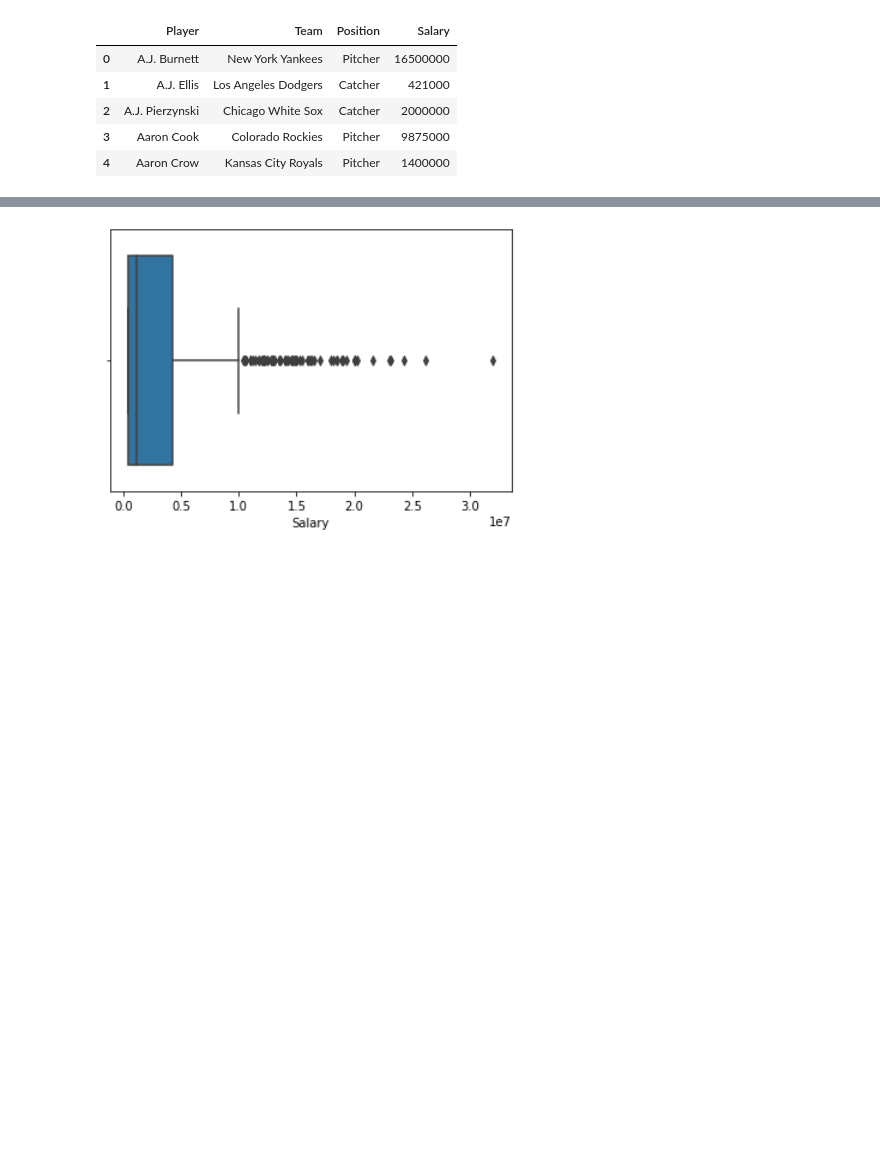
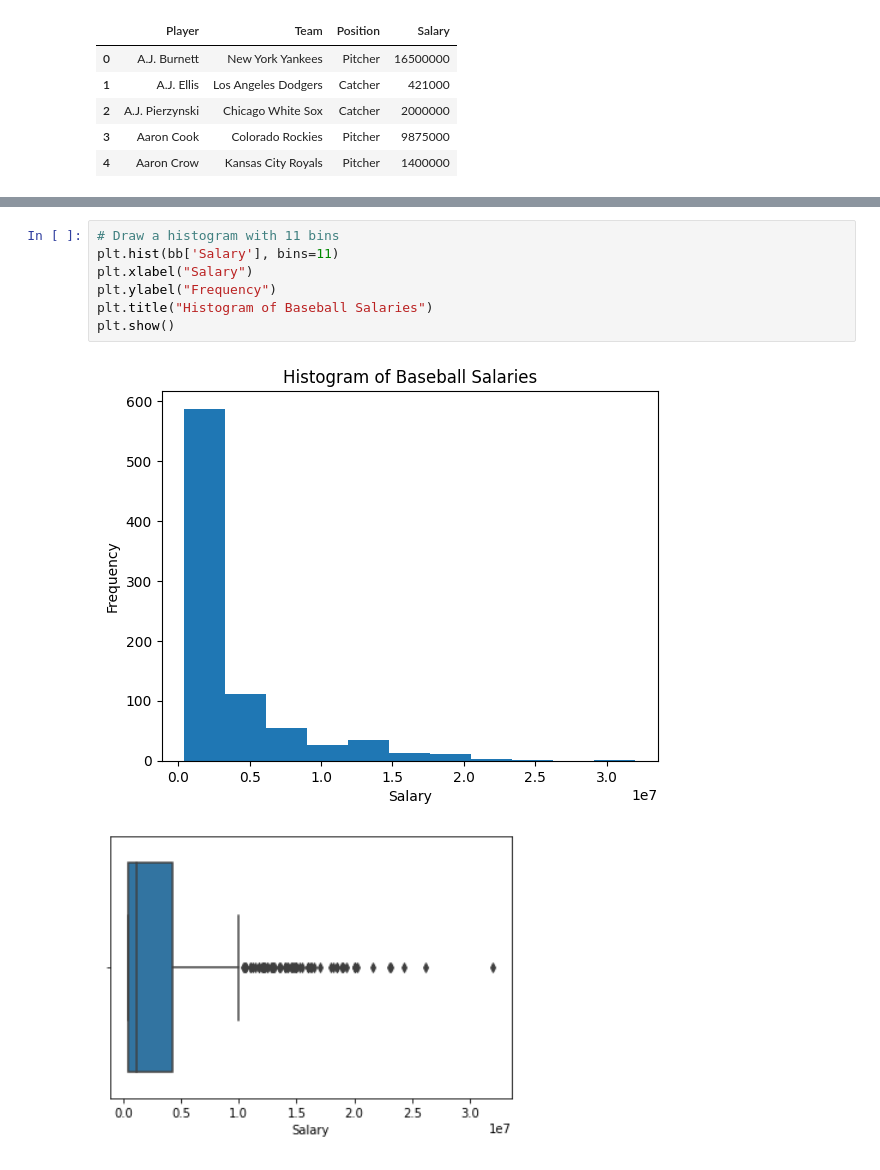
Before and after one commit to arnaudtison/dsai-labs, a Jupyter notebook: 2-analysis-1-var/lab-2.05-baseball-salaries.ipynb, the cells around one changed output, grey strips where cells are left out. Cells and saved outputs as stored; diff of their text form; blank space fills up the shorter version.

```diff
--- a/2-analysis-1-var/lab-2.05-baseball-salaries.ipynb
+++ b/2-analysis-1-var/lab-2.05-baseball-salaries.ipynb
@@ -53,4 +76,13 @@ print(f"Range :    {bb['tip'].max() - bb['tip'].min()}")
 # %% [markdown]
 ![image.png](embedded-picture-1)
+# %%
+# Draw a histogram with 11 bins
+plt.hist(bb['Salary'], bins=11)
+plt.xlabel("Salary")
+plt.ylabel("Frequency")
+plt.title("Histogram of Baseball Salaries")
+plt.show()
+# %% [output]
+[figure, added]
 # %% [markdown]
 ![image.png](embedded-picture-1)
```
Also changed, not shown: parts of 3 cells of this notebook.
